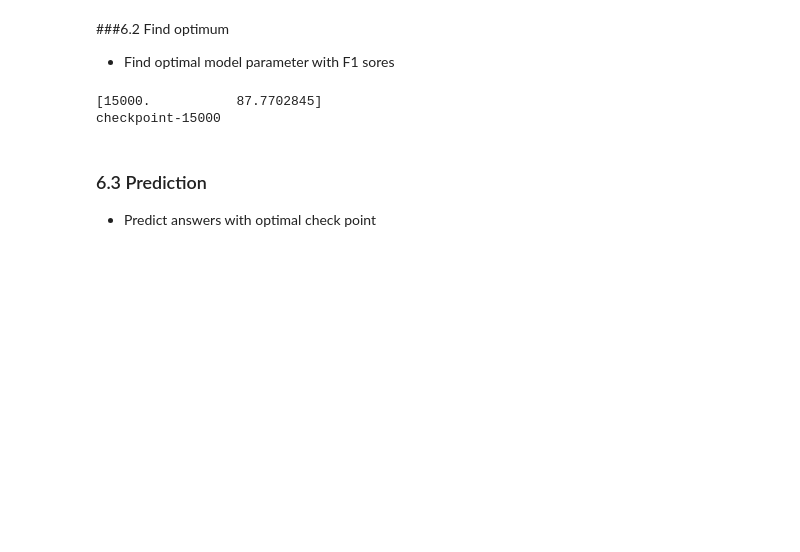
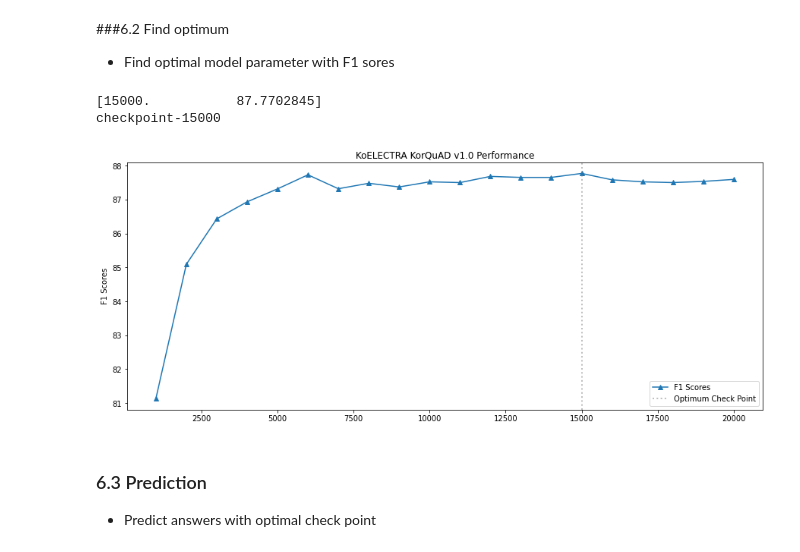
Before and after one commit to vacanteye/dfc615, a Jupyter notebook: DFC615_Project_KDJ(2020517013).ipynb, the cells around one changed output. Saved outputs shown, nothing was run; the diff lists cells and outputs as text; code cells hidden in the pictures; blank space fills up the shorter version.

```diff
--- a/DFC615_Project_KDJ(2020517013).ipynb
+++ b/DFC615_Project_KDJ(2020517013).ipynb
@@ -826,28 +829,42 @@ if False:
 # %%
 # Using readlines()
 file1 = open(output_dir+'/eval_results.txt', 'r')
 lines = file1.readlines()
 scores = []
 for line in lines:
     if line.startswith('f1_'):
         pairs = line.split('=')
         keys = pairs[0].split('_')
 
         check = int(keys[1])
         score = float(pairs[1])
 
         scores.append([check, score])
 
 scores = np.array(scores)
 scores = scores[scores[:,0].argsort()]
-optimal_score = scores[scores[:,1].argmax()]
+max_index = scores[:,1].argmax()
+
+optimal_score = scores[max_index]
 print(optimal_score)
 
 optimal_check_point = 'checkpoint-' + str(int(optimal_score[0]))
 print(optimal_check_point)
+
+x = scores[:,0].tolist()
+y = scores[:,1].tolist()
+
+fig, ax1 = plt.subplots(figsize=(15,6))
+ax1.set_title('KoELECTRA KorQuAD v1.0 Performance')
+ax1.set_ylabel('F1 Scores')
+ax1.plot(x, y, '-^')
+ax1.axvline(optimal_score[0], linewidth=2, ls = ':', color='grey', alpha=0.5)
+ax1.legend(['F1 Scores', 'Optimum Check Point'], loc='lower right')
+plt.show()
 # %% [output]
 [15000.           87.7702845]
 checkpoint-15000
+[figure, added]
 # %% [markdown]
 ### 6.3 Prediction
 * Predict answers with optimal check point
```
Also changed, not shown: parts of 2 cells of this notebook.
